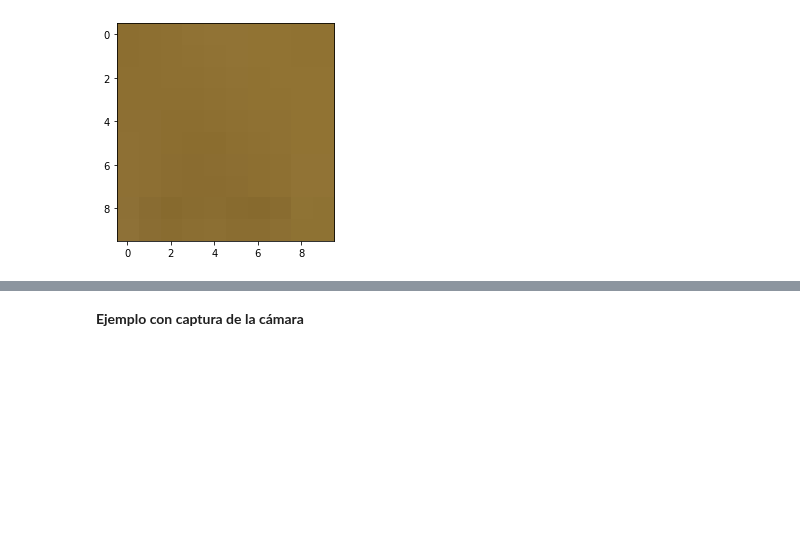
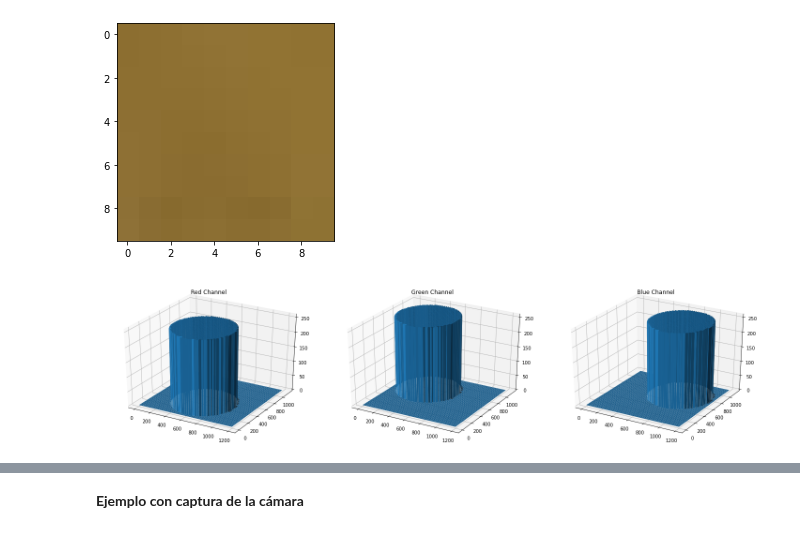
Before and after one commit to UN-GCPDS/Procesamiento-Digital-De-Imagenes, a Jupyter notebook: 2-ConceptosBasicosDeImagenes/2-RepresentacionDeImagenesEnComputador.ipynb, the cells around one changed output, grey strips where cells are left out. Drawn from its saved outputs; the diff is of its cells as text; code cells hidden in the pictures; blank space fills up the shorter version.

Commit message:
Added Images and 2-RepresentacionDeImagenesEnComputador

```diff
--- a/2-ConceptosBasicosDeImagenes/2-RepresentacionDeImagenesEnComputador.ipynb
+++ b/2-ConceptosBasicosDeImagenes/2-RepresentacionDeImagenesEnComputador.ipynb
@@ -21,10 +21,11 @@ import cv2
 import matplotlib.pyplot as plt
 
 
-path_image = './parrot.jpg'
+def load_image(path_image):
+    img = cv2.imread(path_image)
+    return cv2.cvtColor(img, cv2.COLOR_BGR2RGB)
 
-img = cv2.imread(path_image)
-img = cv2.cvtColor(img, cv2.COLOR_BGR2RGB)
+img = load_image('./parrot.jpg')
 
 print(f'Alto : {img.shape[0]}')
 print(f'Ancho : {img.shape[1]}')
@@ -93,3 +94,31 @@ plt.imshow(img[:10,:10,:])
 # %% [output]
 <matplotlib.image.AxesImage at 0x...>
 [figure]
+# %%
+from matplotlib import cm
+import numpy as np
+
+img = load_image('./rgb.png')
+
+fig, ax = plt.subplots(1,3,subplot_kw={"projection": "3d"},figsize=(20,5))
+
+X = np.arange(img.shape[1])
+Y = np.arange(img.shape[0])
+X, Y = np.meshgrid(X, Y)
+
+Z = img[...,0]
+surf = ax[0].plot_surface(X, Y, Z,vmin=0,vmax=255)
+ax[0].set_title('Red Channel')
+
+Z = img[...,1]
+surf = ax[1].plot_surface(X, Y, Z,vmin=0,vmax=255)
+ax[1].set_title('Green Channel')
+
+Z = img[...,2]
+surf = ax[2].plot_surface(X, Y, Z,vmin=0,vmax=255)
+ax[2].set_title('Blue Channel')
+
+plt.tight_layout()
+plt.show()
+# %% [output]
+[figure, added]
```
Also changed, not shown: parts of 8 cells of this notebook, 6 other files.
